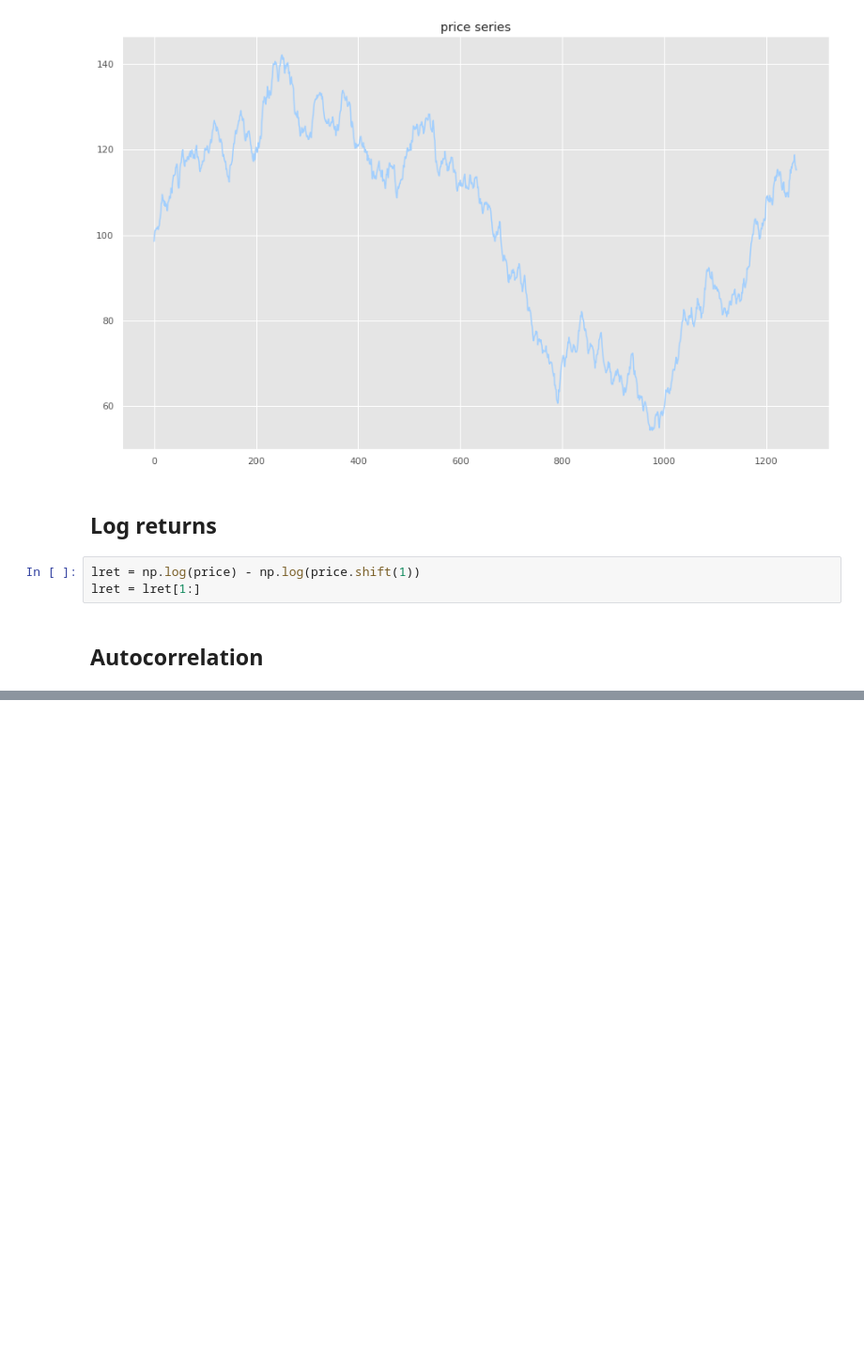
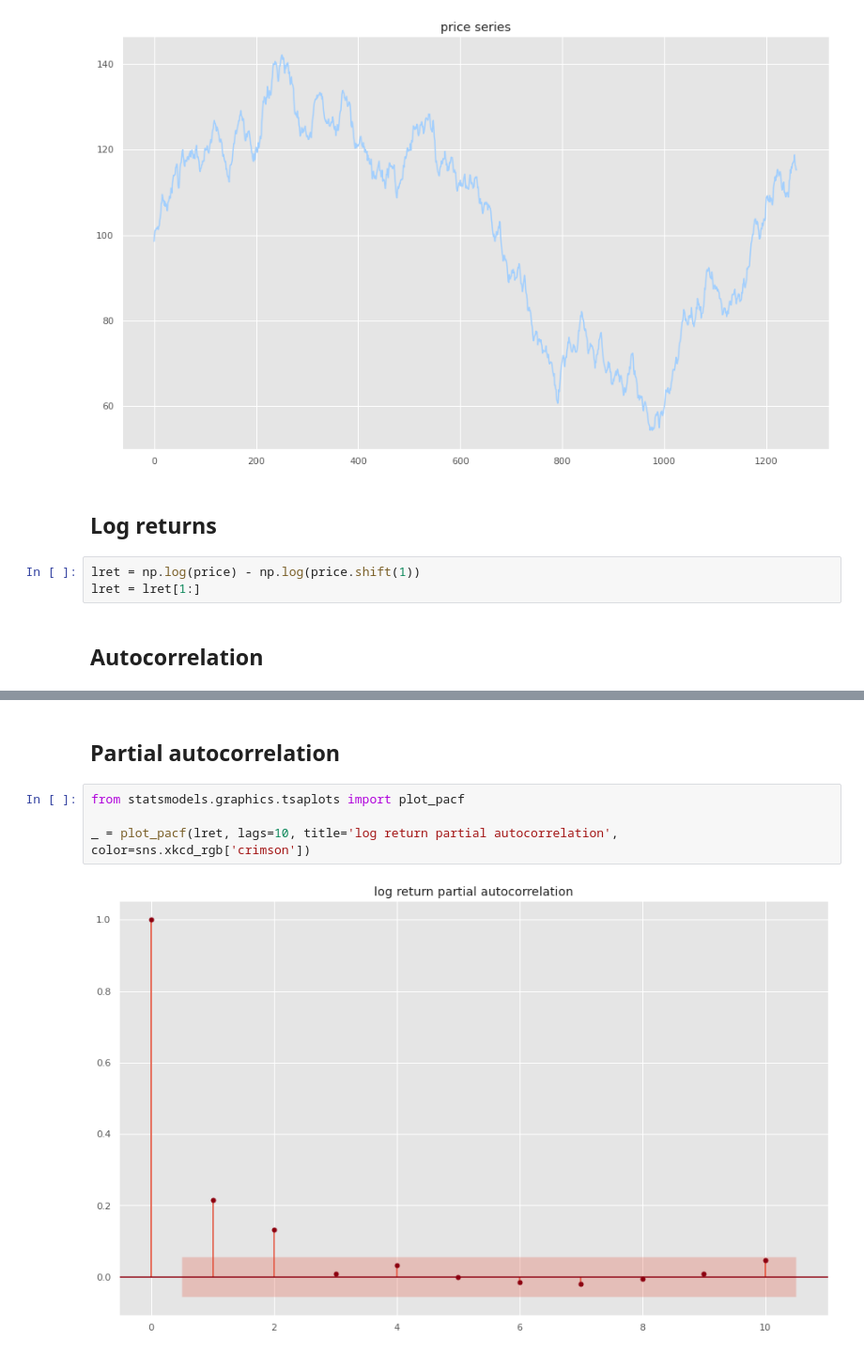
Before and after one commit to iamjakkie/quant_useful, a Jupyter notebook: Models/ARMA.ipynb, the cells around one changed output, grey strips where cells are left out. Shown: that part at 94% size. Drawn from its saved outputs; the diff is of its cells as text; blank space fills up the shorter version.

```diff
--- a/Models/ARMA.ipynb
+++ b/Models/ARMA.ipynb
@@ -43,0 +46,8 @@ _ = plot_acf(lret, lags=10, title='log ret')
+# %% [markdown]
+## Partial autocorrelation
+# %%
+from statsmodels.graphics.tsaplots import plot_pacf
+
+_ = plot_pacf(lret, lags=10, title='log return partial autocorrelation', color=sns.xkcd_rgb['crimson'])
+# %% [output]
+[figure, added]
```
Also changed, not shown: parts of 12 cells of this notebook.
